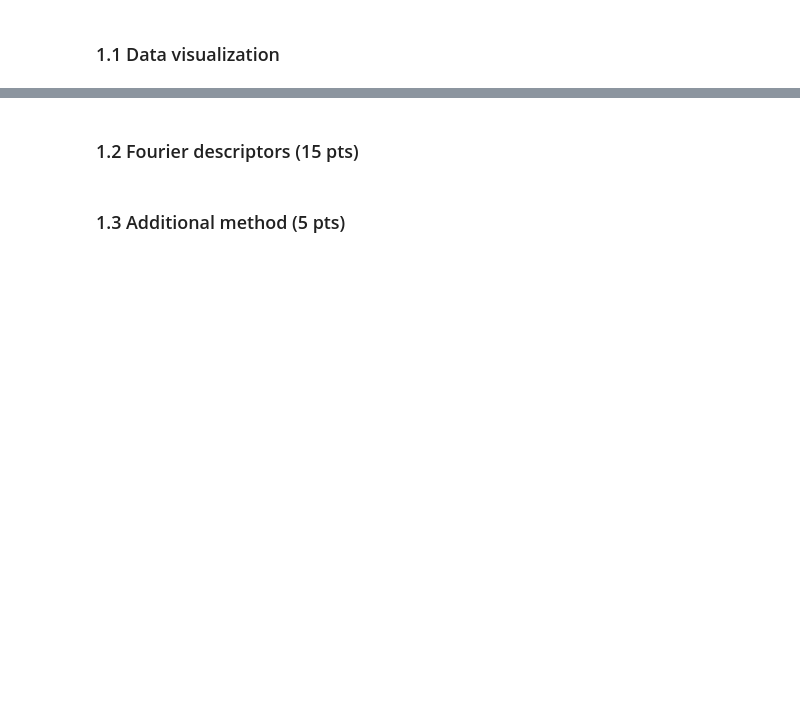
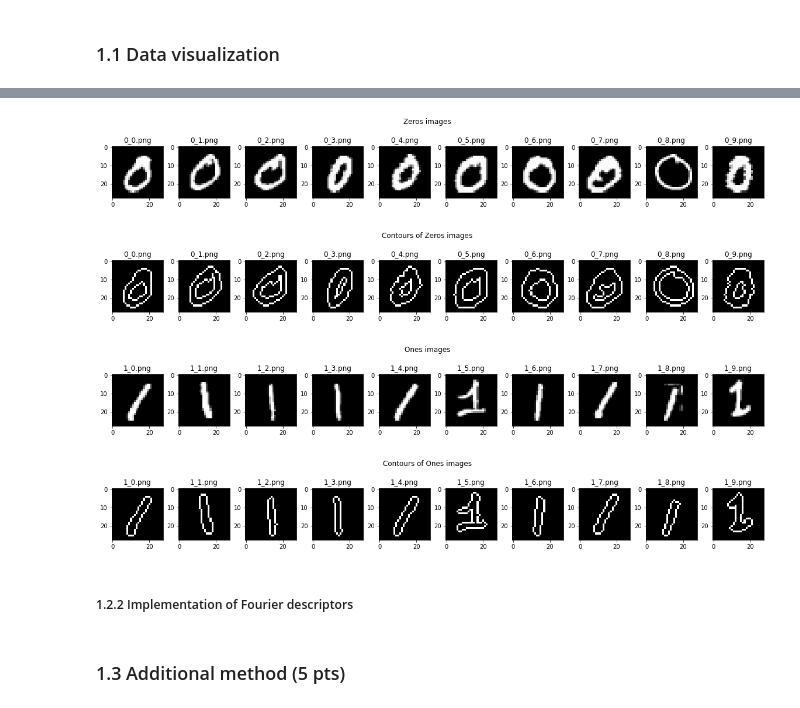
Before and after one commit to LTS5/iapr, a Jupyter notebook: labs/lab_02_object_description.ipynb, the cells around one changed output, grey strips where cells are left out. Cells and saved outputs as stored; diff of their text form; code cells hidden in the pictures; blank space fills up the shorter version.

Commit message:
preprocessing

```diff
--- a/labs/lab_02_object_description.ipynb
+++ b/labs/lab_02_object_description.ipynb
@@ -95,0 +123,14 @@ for ax, im, nm in zip(axes[1], ones_im, ones_names):
+# %%
+# function to plot multiple images
+def plotMultipleImages(nrows, ncols, images, titles, cmap, figsize_x=14, figsize_y=7, suptitle=None):
+    fig = plt.figure(figsize=(figsize_x,figsize_y))
+    fig.suptitle(t=suptitle, y=0.63)
+    fig.subplots_adjust(hspace=0.4, wspace=0.3)
+    for i in range(len(titles)):
+        ax = fig.add_subplot(nrows, ncols, i+1)
+        if cmap[i]=='rgb':
+            ax.imshow(images[i])
+        else:
+            ax.imshow(images[i], cmap=cmap[i])
+        ax.set_title(titles[i])
+    plt.show()
@@ -96,2 +196,24 @@ for ax, im, nm in zip(axes[1], ones_im, ones_names):
+# %%
+zeros_contour = []
+ones_contour = []
+zeros_contour_im = np.zeros(zeros_im.shape).astype(np.uint8)
+ones_contour_im = np.zeros(ones_im.shape).astype(np.uint8)
+for i in range(zeros_im.shape[0]):
+    _, _, _, contour_im, ordered_contour = preprocessing(zeros_im[i])
+    zeros_contour_im[i] = contour_im
+    zeros_contour.append(ordered_contour)
+    _, _, _, contour_im, ordered_contour = preprocessing(ones_im[i])
+    ones_contour_im[i] = contour_im
+    ones_contour.append(ordered_contour)
+
+plotMultipleImages(1, 10, zeros_im, zeros_names, cmap=['gray']*10, figsize_x=20, figsize_y=10,suptitle='Zeros images')
+plotMultipleImages(1, 10, zeros_contour_im, zeros_names, cmap=['gray']*10, figsize_x=20, figsize_y=10, suptitle='Contours of Zeros images')
+plotMultipleImages(1, 10, ones_im, ones_names, cmap=['gray']*10, figsize_x=20, figsize_y=10,suptitle='Ones images')
+plotMultipleImages(1, 10, ones_contour_im, ones_names, cmap=['gray']*10, figsize_x=20, figsize_y=10, suptitle='Contours of Ones images')
+# %% [output]
+[figure, added]
+[figure, added]
+[figure, added]
+[figure, added]
 # %% [markdown]
-### 1.2 Fourier descriptors (15 pts)
+##### 1.2.2 Implementation of Fourier descriptors
```
Also changed, not shown: parts of 10 cells of this notebook.
